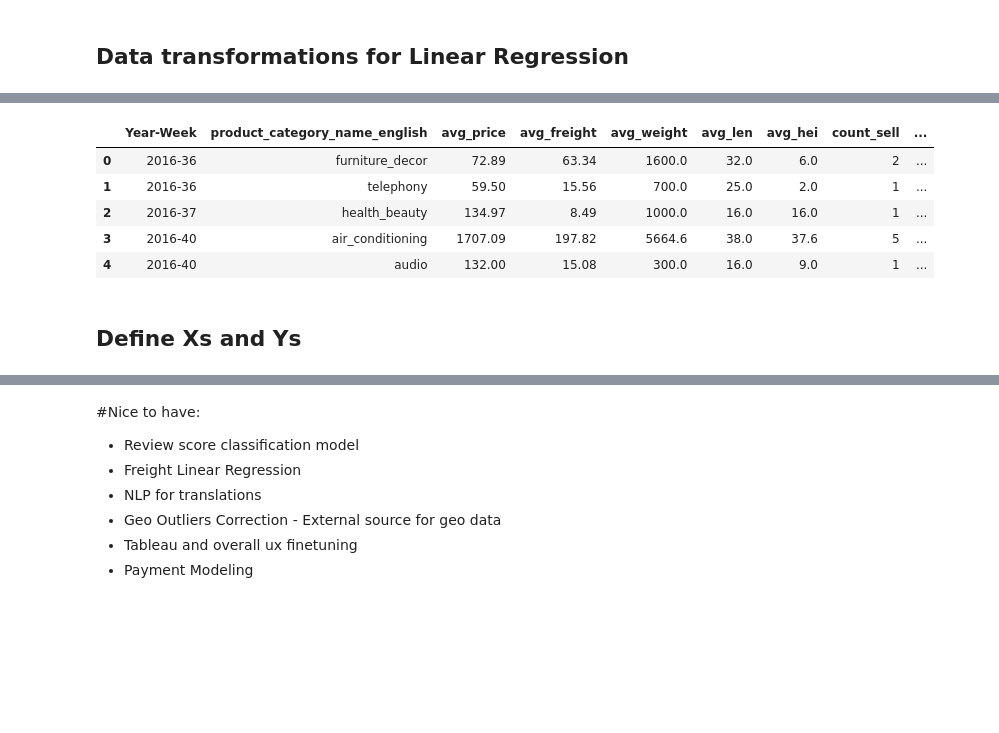
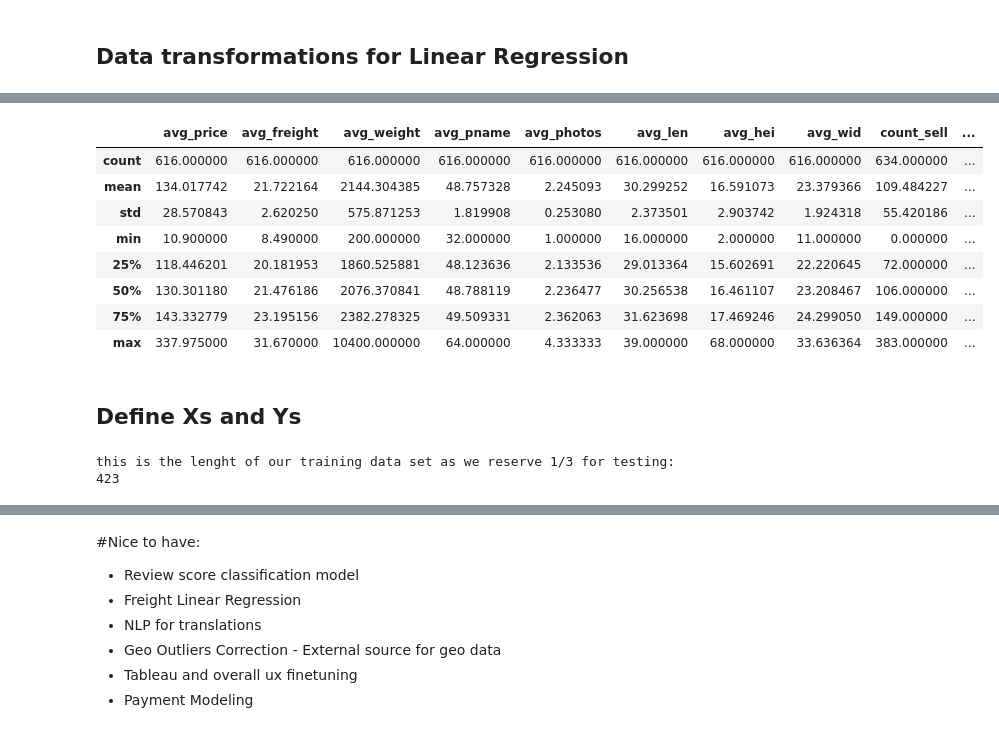
Before and after one commit to jrclavier/aurelius_ds_fin, a Jupyter notebook: Aurelius_WorkingSheet.ipynb, the cells around one changed output, grey strips where cells are left out. Drawn from its saved outputs; the diff is of its cells as text; code cells hidden in the pictures; blank space fills up the shorter version.

```diff
--- a/Aurelius_WorkingSheet.ipynb
+++ b/Aurelius_WorkingSheet.ipynb
@@ -985,7 +975,7 @@ dtype: object
 # %%
 #Drop columns to make file lighter
 
-orders_rev_pro.drop('product_description_lenght', inplace=True,errors='ignore', axis=1)
+#orders_rev_pro.drop('product_description_lenght', inplace=True,errors='ignore', axis=1)
 orders_rev_pro.drop('days_total', inplace=True,errors='ignore', axis=1)
 orders_rev_pro.drop('days_appr_carrier', inplace=True,errors='ignore', axis=1)
 orders_rev_pro.drop('days_purchase_appr', inplace=True, errors='ignore', axis=1)
@@ -1076,19 +1066,8 @@ year                                      int64
 dtype: object
 # %%
-# Lets define the transformation matrix TRX made out of non-categorical features.
 
-# We could also transform our data set to capture N of customers per week in the meantime
+# We could also transform our data set to capture N of customers per day in the meantime
 
-orders_rev_pro['Year-Week'] = orders_rev_pro['order_purchase_timestamp'].dt.strftime('%Y-%U')
-orders_rev_pro.head()
+orders_rev_pro['Year-Month-Day'] = orders_rev_pro['order_purchase_timestamp'].dt.strftime('%Y-%m-%d')
+orders_rev_pro.describe()
 #Product specs will come in handy when we want to link back to our catalogue but lets drop for now all categorical features
-
-order_yr_wk = orders_rev_pro.groupby(['Year-Week','product_category_name_english'], as_index=False)\
-.agg(avg_price = ('Sum_price', 'sum'),
-     avg_freight = ('Sum_freight_value', 'sum'),
-     avg_weight = ('product_weight_g','mean'),
-     avg_len = ('product_length_cm','mean'),
-     avg_hei = ('product_height_cm','mean'),
-     count_sell = ('seller_id','count'),
-     count_cust = ('customer_id','count'),
-     count_order = ('order_id','count'))
@@ -1095,12 +1084,32 @@ order_yr_wk = orders_rev_pro.groupby(['Year-Week','product_category_name_english
-# %%
-
-order_yr_wk.head()
-# %% [output]
-|  | Year-Week | product_category_name_english | avg_price | avg_freight | avg_weight | avg_len | avg_hei | count_sell | ... |
-| 0 | 2016-36 | furniture_decor | 72.89 | 63.34 | 1600.0 | 32.0 | 6.0 | 2 | ... |
-| 1 | 2016-36 | telephony | 59.50 | 15.56 | 700.0 | 25.0 | 2.0 | 1 | ... |
-| 2 | 2016-37 | health_beauty | 134.97 | 8.49 | 1000.0 | 16.0 | 16.0 | 1 | ... |
-| 3 | 2016-40 | air_conditioning | 1707.09 | 197.82 | 5664.6 | 38.0 | 37.6 | 5 | ... |
-| 4 | 2016-40 | audio | 132.00 | 15.08 | 300.0 | 16.0 | 9.0 | 1 | ... |
+# %%
+#Doing it daily for illustrative purposed but can be expanded to hours, etc
+order_yr_wk = orders_rev_pro.groupby(['Year-Month-Day'], as_index=False)\
+.agg(avg_price = ('Sum_price', 'mean'),
+     avg_freight = ('Sum_freight_value', 'mean'),
+     avg_weight = ('product_weight_g','mean'),
+     avg_pname = ('product_name_lenght','mean'),
+     avg_photos = ('product_photos_qty','mean'),
+     avg_len = ('product_length_cm','mean'),
+     avg_hei = ('product_height_cm','mean'),
+     avg_wid= ('product_width_cm','mean'),
+     count_sell = ('seller_id','nunique'),
+     count_cust = ('customer_id','nunique'),
+     count_order = ('order_id','nunique'))
+
+order_yr_wk['count_sell']= order_yr_wk['count_sell'].astype(float)
+order_yr_wk['count_cust']=order_yr_wk['count_cust'].astype(float)
+order_yr_wk['count_order']=order_yr_wk['count_order'].astype(float)
+# %%
+order_yr_wk.describe()
+# %% [output]
+|  | avg_price | avg_freight | avg_weight | avg_pname | avg_photos | avg_len | avg_hei | avg_wid | count_sell | ... |
+| count | 616.000000 | 616.000000 | 616.000000 | 616.000000 | 616.000000 | 616.000000 | 616.000000 | 616.000000 | 634.000000 | ... |
+| mean | 134.017742 | 21.722164 | 2144.304385 | 48.757328 | 2.245093 | 30.299252 | 16.591073 | 23.379366 | 109.484227 | ... |
+| std | 28.570843 | 2.620250 | 575.871253 | 1.819908 | 0.253080 | 2.373501 | 2.903742 | 1.924318 | 55.420186 | ... |
+| min | 10.900000 | 8.490000 | 200.000000 | 32.000000 | 1.000000 | 16.000000 | 2.000000 | 11.000000 | 0.000000 | ... |
+| 25% | 118.446201 | 20.181953 | 1860.525881 | 48.123636 | 2.133536 | 29.013364 | 15.602691 | 22.220645 | 72.000000 | ... |
+| 50% | 130.301180 | 21.476186 | 2076.370841 | 48.788119 | 2.236477 | 30.256538 | 16.461107 | 23.208467 | 106.000000 | ... |
+| 75% | 143.332779 | 23.195156 | 2382.278325 | 49.509331 | 2.362063 | 31.623698 | 17.469246 | 24.299050 | 149.000000 | ... |
+| max | 337.975000 | 31.670000 | 10400.000000 | 64.000000 | 4.333333 | 39.000000 | 68.000000 | 33.636364 | 383.000000 | ... |
 # %% [markdown]
 ## Define Xs and Ys
@@ -1112,0 +1116,12 @@ trx = trx.drop('_merge', 1, errors='ignore')
+# %%
+#Create transformation Matrix
+
+trx = order_yr_wk
+trx = trx.rename(columns={'day_x':'day','month_x': 'month','year_x': 'year'})
+print('this is the lenght of our training data set as we reserve 1/3 for testing:')
+
+l_x = round(2*len(trx)/3)
+print( l_x)
+# %% [output]
+this is the lenght of our training data set as we reserve 1/3 for testing:
+423
```
Also changed, not shown: parts of 13 cells of this notebook.
